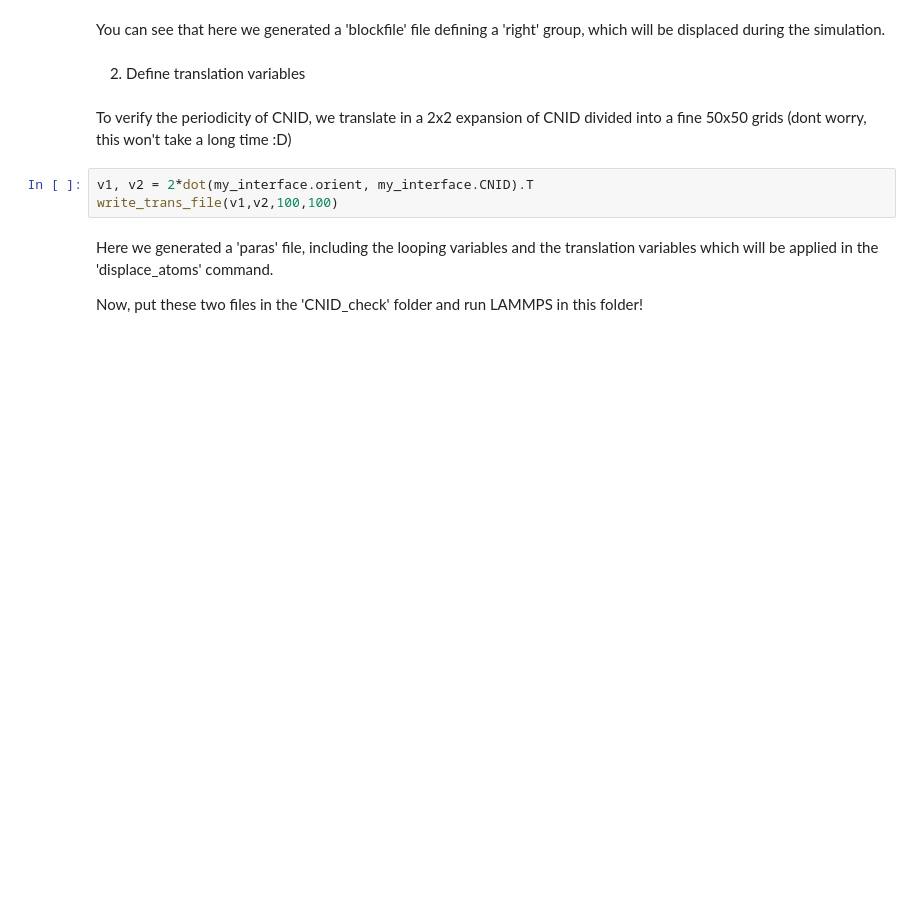
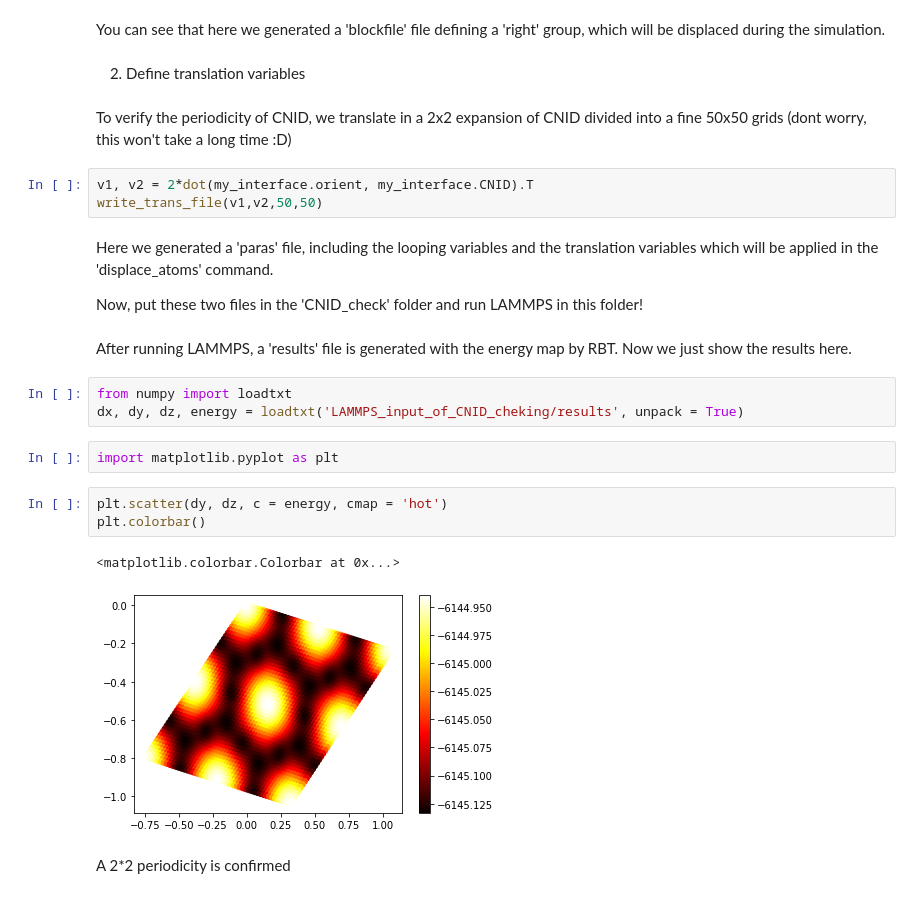
Before and after one commit to nmdl-mizo/interface_master, a Jupyter notebook: test_files/Tutorial_Sampling_in_CNID.ipynb, the cells around one changed output. Saved outputs shown, nothing was run; the diff lists cells and outputs as text; blank space fills up the shorter version.

```diff
--- a/test_files/Tutorial_Sampling_in_CNID.ipynb
+++ b/test_files/Tutorial_Sampling_in_CNID.ipynb
@@ -87,9 +87,24 @@ To verify the periodicity of CNID, we translate in a 2x2 expansion of CNID divid
 (dont worry, this won't take a long time :D)
 # %%
 v1, v2 = 2*dot(my_interface.orient, my_interface.CNID).T
-write_trans_file(v1,v2,100,100)
+write_trans_file(v1,v2,50,50)
 # %% [markdown]
 Here we generated a 'paras' file, including the looping variables and
 the translation variables which will be applied in the 'displace_atoms' command.
 
 Now, put these two files in the 'CNID_check' folder and run LAMMPS in this folder!
+# %% [markdown]
+After running LAMMPS, a 'results' file is generated with the energy map by RBT. Now we just show the results here.
+# %%
+from numpy import loadtxt
+dx, dy, dz, energy = loadtxt('LAMMPS_input_of_CNID_cheking/results', unpack = True)
+# %%
+import matplotlib.pyplot as plt
+# %%
+plt.scatter(dy, dz, c = energy, cmap = 'hot')
+plt.colorbar()
+# %% [output]
+<matplotlib.colorbar.Colorbar at 0x...>
+[figure, added]
+# %% [markdown]
+A 2*2 periodicity is confirmed
```
Also changed, not shown: parts of 5 cells of this notebook, 13 other files.
